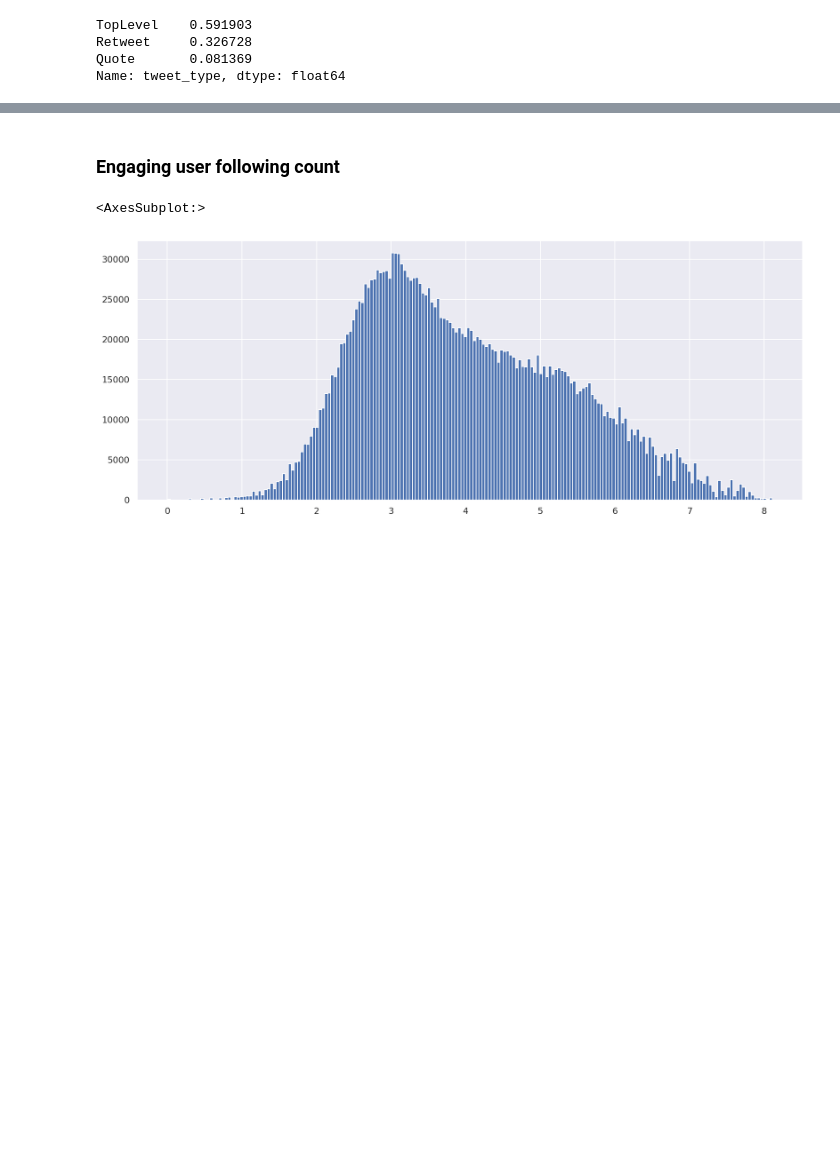
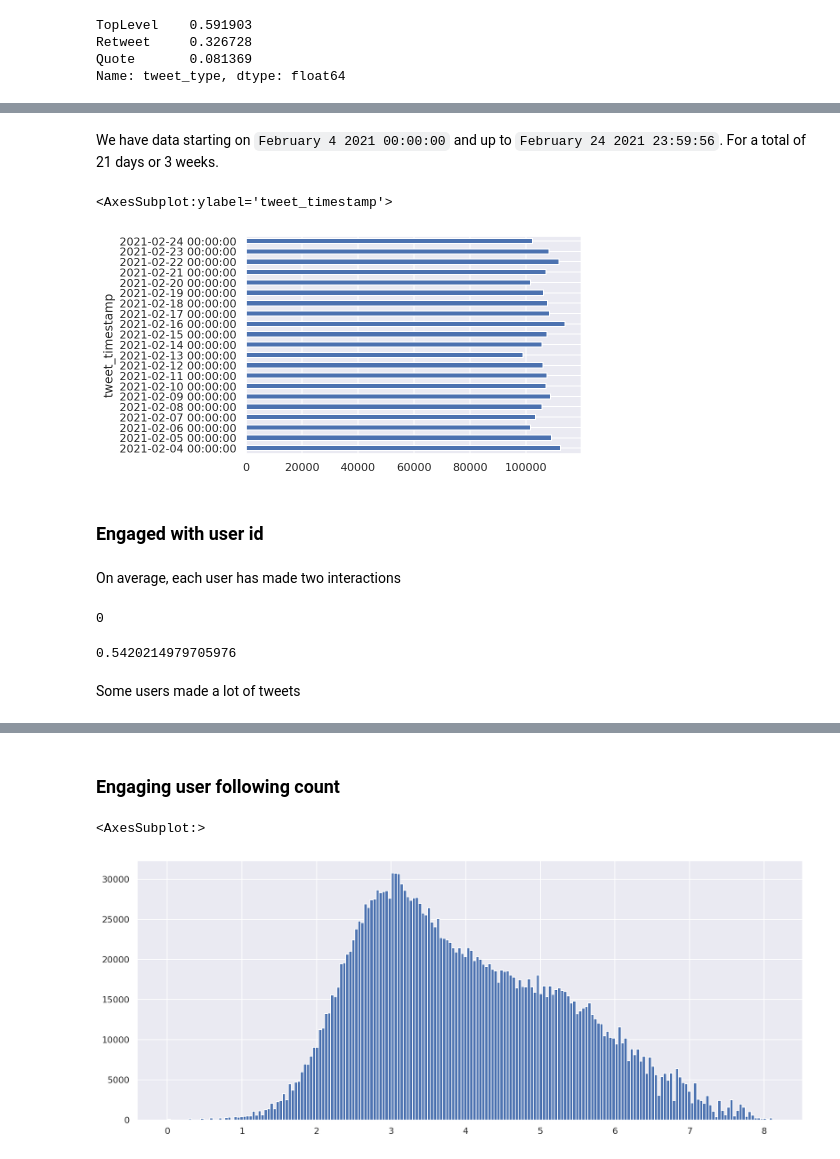
Before and after one commit to MAL-TO/recsys-2021, a Jupyter notebook: andrea/recsys-2021/notebooks/1.0-ac-initial-data-exploration.ipynb, the cells around one changed output, grey strips where cells are left out. Cells and saved outputs as stored; diff of their text form; code cells hidden in the pictures; blank space fills up the shorter version.

```diff
--- a/andrea/recsys-2021/notebooks/1.0-ac-initial-data-exploration.ipynb
+++ b/andrea/recsys-2021/notebooks/1.0-ac-initial-data-exploration.ipynb
@@ -120,0 +255,21 @@ Name: tweet_type, dtype: float64
+# %% [markdown]
+We have data starting on `February 4 2021 00:00:00` and up to `February 24 2021 23:59:56`. For a total of 21 days or 3 weeks.
+# %%
+df.groupby(pd.Grouper(key='tweet_timestamp', freq='1d')).size().plot.barh()
+# %% [output]
+<AxesSubplot:ylabel='tweet_timestamp'>
+[figure, added]
+# %% [markdown]
+### Engaged with user id
+# %% [markdown]
+On average, each user has made two interactions
+# %%
+df['engaged_with_user_id'].isna().sum()
+# %% [output]
+0
+# %%
+len(df['engaged_with_user_id'].unique()) / len(df)
+# %% [output]
+0.5420214979705976
+# %% [markdown]
+Some users made a lot of tweets
```
Also changed, not shown: parts of 22 cells of this notebook.
